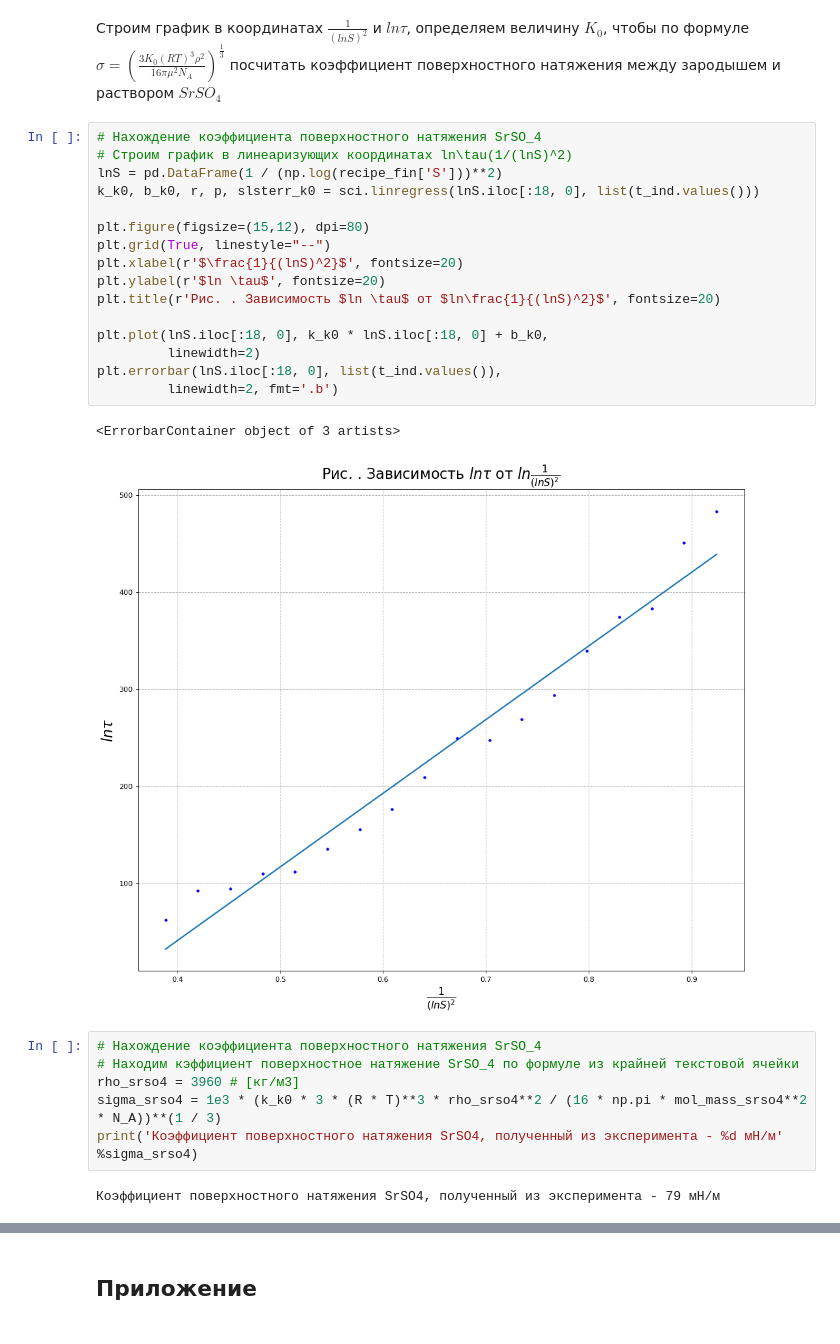
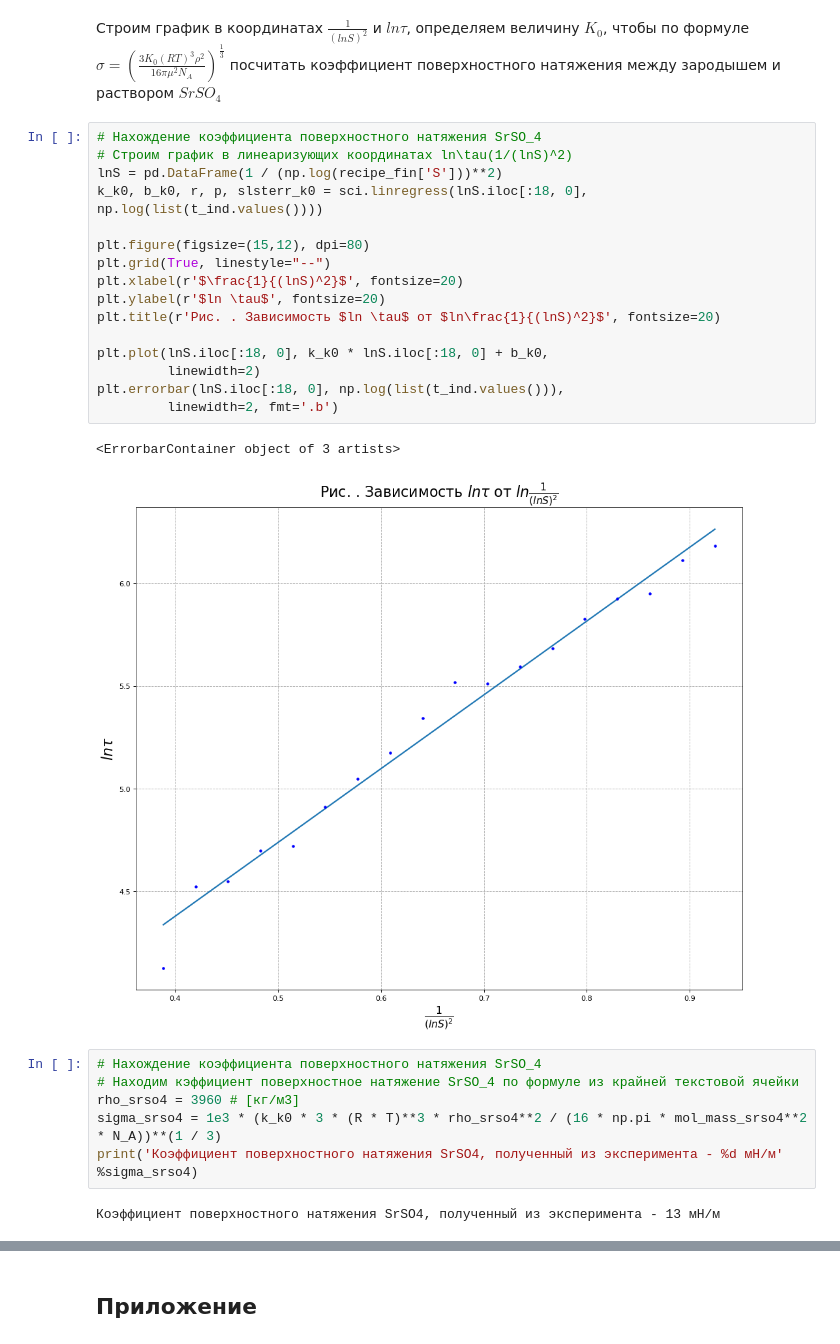
Before and after one commit to nfkbstuv/coldy, a Jupyter notebook: coldy.ipynb, the cells around one changed output, grey strips where cells are left out. Cells and saved outputs as stored; diff of their text form.

```diff
--- a/coldy.ipynb
+++ b/coldy.ipynb
@@ -145,22 +167,22 @@ for _ in range(18):
 # %%
 # Нахождение коэффициента поверхностного натяжения SrSO_4
 # Строим график в линеаризующих координатах ln\tau(1/(lnS)^2)
 lnS = pd.DataFrame(1 / (np.log(recipe_fin['S']))**2)
-k_k0, b_k0, r, p, slsterr_k0 = sci.linregress(lnS.iloc[:18, 0], list(t_ind.values()))
+k_k0, b_k0, r, p, slsterr_k0 = sci.linregress(lnS.iloc[:18, 0], np.log(list(t_ind.values())))
 
 plt.figure(figsize=(15,12), dpi=80)
 plt.grid(True, linestyle="--")
 plt.xlabel(r'$\frac{1}{(lnS)^2}$', fontsize=20)
 plt.ylabel(r'$ln \tau$', fontsize=20)
 plt.title(r'Рис. . Зависимость $ln \tau$ от $ln\frac{1}{(lnS)^2}$', fontsize=20)
 
 plt.plot(lnS.iloc[:18, 0], k_k0 * lnS.iloc[:18, 0] + b_k0,
          linewidth=2)
-plt.errorbar(lnS.iloc[:18, 0], list(t_ind.values()),
+plt.errorbar(lnS.iloc[:18, 0], np.log(list(t_ind.values())),
          linewidth=2, fmt='.b')
 # %% [output]
 <ErrorbarContainer object of 3 artists>
-[figure, old version]
+[figure, new version]
 # %%
 # Нахождение коэффициента поверхностного натяжения SrSO_4
 # Находим кэффициент поверхностное натяжение SrSO_4 по формуле из крайней текстовой ячейки
@@ -168,4 +190,4 @@ rho_srso4 = 3960 # [кг/м3]
 sigma_srso4 = 1e3 * (k_k0 * 3 * (R * T)**3 * rho_srso4**2 / (16 * np.pi * mol_mass_srso4**2 * N_A))**(1 / 3)
 print('Коэффициент поверхностного натяжения SrSO4, полученный из эксперимента - %d мН/м' %sigma_srso4)
 # %% [output]
-Коэффициент поверхностного натяжения SrSO4, полученный из эксперимента - 79 мН/м
+Коэффициент поверхностного натяжения SrSO4, полученный из эксперимента - 13 мН/м
```
Also changed, not shown: parts of 8 cells of this notebook.
